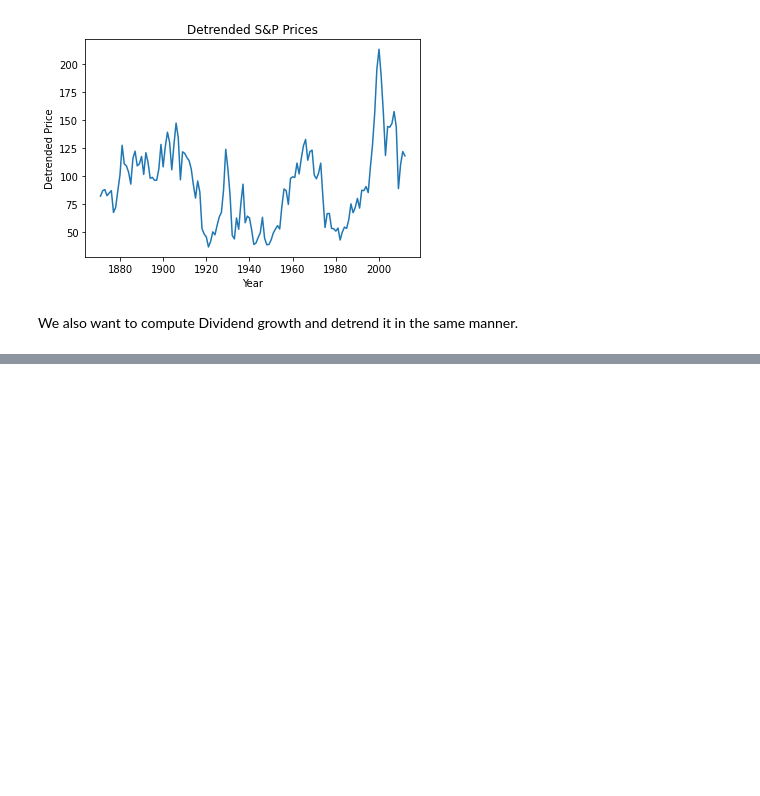
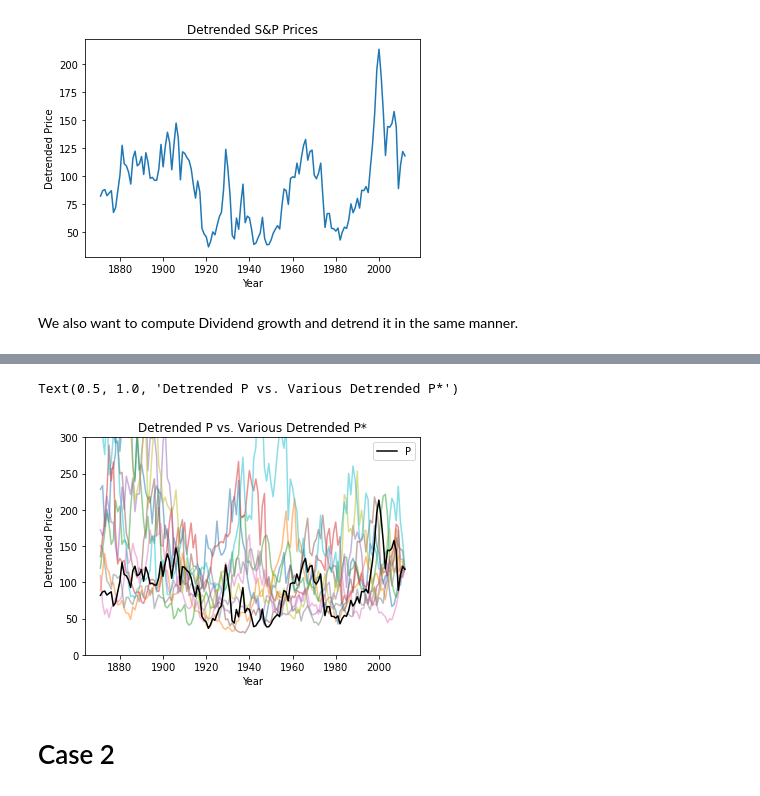
Before and after one commit to JohnDLee/MMFE_Project_SP2024, a Jupyter notebook: shiller.ipynb, the cells around one changed output, grey strips where cells are left out. Saved outputs shown, nothing was run; the diff lists cells and outputs as text; code cells hidden in the pictures; blank space fills up the shorter version.

```diff
--- a/shiller.ipynb
+++ b/shiller.ipynb
@@ -71,0 +376,30 @@ We also want to compute Dividend growth and detrend it in the same manner.
+# %%
+n = 1000
+
+sigmar = (np.exp(snp['logr']) - 1).std()
+ur = (np.exp(snp['logr'].mean()) - 1)
+print("simga r:", sigmar)
+print("Mean r:", ur)
+
+vars = []
+arrs = []
+for i in range(n):
+    # Compute P*_2012 (Immediately after the 2012 dividend is paid out), by approximating future dividends via the avg growth
+    P_star_2012 = snp['RealP'].iloc[141] # approximate using the true 2012 value, like saying we know for sure the future value is this.
+    #print("P*_2012:", P_star_2012)
+
+    # recursively compute new dividends
+    pstar = [P_star_2012]
+    divs = snp['RealD'].iloc[0:142].to_numpy()[-2::-1]
+    rs = np.random.normal( ur,sigmar, size=len(divs) )
+    for idx, D in enumerate(divs):
+        # append discounted value of future year + current D
+        pstar.append(pstar[-1] / (1 + rs[idx]) + D)
+
+    pstar = np.array(pstar[::-1])
+    # save every 10
+    detrended_pstar = pstar/(1 + g)**(np.arange(len(pstar)))
+    vars.append(detrended_pstar.var())
+    if i % 100 == 0:
+        print(f"Ran {i}/{n}")
+        arrs.append(detrended_pstar)
@@ -71,0 +467,15 @@ We also want to compute Dividend growth and detrend it in the same manner.
+# %%
+#plot
+for a in arrs:
+     plt.plot(snp['Year'].iloc[0:142], a, alpha = .5)
+plt.plot(snp['Year'].iloc[0:142], (snp['RealP']/(1+g)**(snp.index)).iloc[0:142], label = 'P', c = 'black',)
+plt.ylim(0, 300)
+plt.legend()
+plt.xlabel("Year")
+plt.ylabel("Detrended Price")
+plt.title("Detrended P vs. Various Detrended P*")
+# %% [output]
+Text(0.5, 1.0, 'Detrended P vs. Various Detrended P*')
+[figure, added]
+# %% [markdown]
+# Case 2
```
Also changed, not shown: parts of 66 cells of this notebook, 6 other files.
